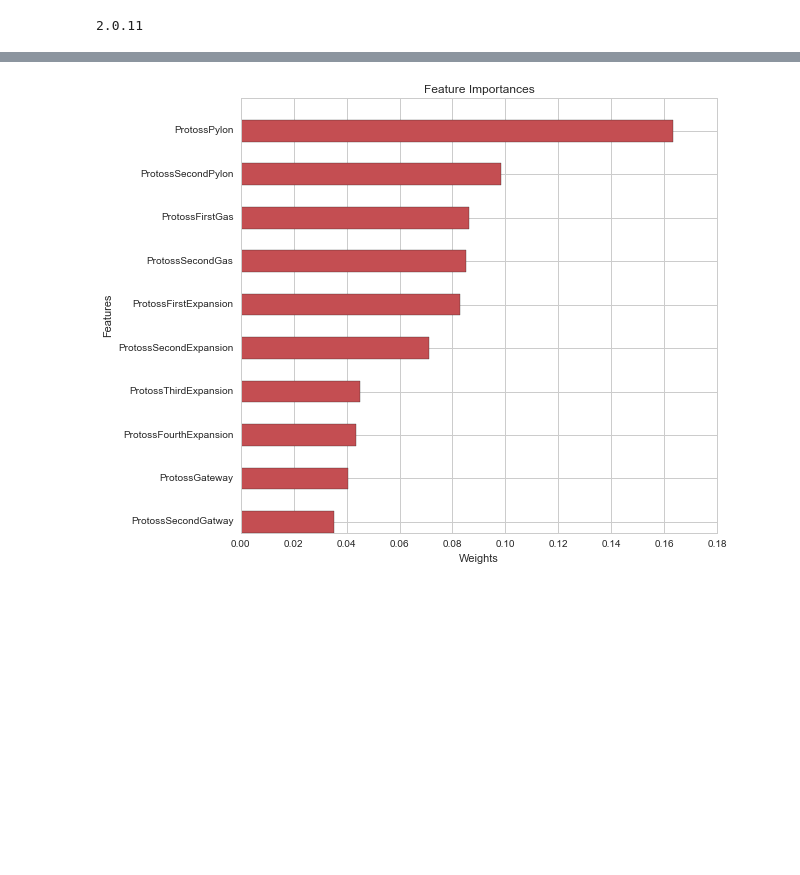
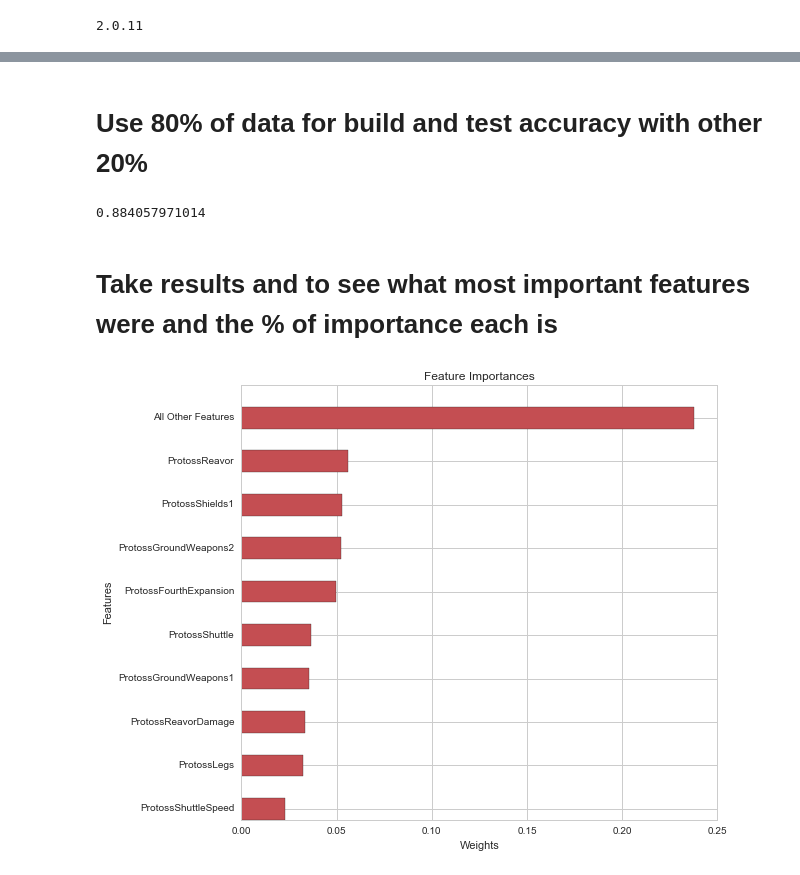
Before and after one commit to nblumenfeld/Data-Mining-Project, a Jupyter notebook: projectJupyter.ipynb, the cells around one changed output, grey strips where cells are left out. Cells and saved outputs as stored; diff of their text form; code cells hidden in the pictures; blank space fills up the shorter version.

```diff
--- a/projectJupyter.ipynb
+++ b/projectJupyter.ipynb
@@ -105,8 +117,18 @@ plt.show()
+# %% [markdown]
+# Use 80% of data for build and test accuracy with other 20%
+# %%
+#build data 80%
+build_data = dfDropped[:518]
+build_data_labels = build_data['midBuild']
+build_data = build_data.iloc[:,:-1]
 # %%
-#build data 80%
-build_data = dfDropped.sample(frac=.8)
-build_data_labels = build_data['midBuild']
-build_data = build_data.iloc[:,:-1]
+# #build data 80%
+# build_data = dfDropped.sample(frac=.8)
+# build_data_labels = build_data['midBuild']
+# build_data = build_data.iloc[:,:-1]
+'''
+The code above takes a random 80% for our test data, which makes it inconsistent for what features are being considered the most important
+'''
 #test data rest 20%
 test_data = dfDropped.loc[~dfDropped.index.isin(build_data.index)]
 test_data_labels = test_data['midBuild']
@@ -125,29 +147,43 @@ dataMatrix = dfDropped.as_matrix()
 
 #####################################
 #GradientBoostingClassifier
-model_best = GradientBoostingClassifier(n_estimators=50,max_depth=2)
+model_best = GradientBoostingClassifier(n_estimators=500,max_depth=2)
 model_best.fit(build_data,build_data_labels)
-yhat = model_best.predict(build_data)
+yhat = model_best.predict(test_data)
+print accuracy_score(test_data_labels, yhat)
 value = model_best.feature_importances_
+# %% [output]
+0.884057971014
+# %% [markdown]
+# Take results and to see what most important features were and the % of importance each is
+# %%
+ind=sorted(range(len(value)),reverse=False,key=lambda k: value[k])
+features=name[ind]
+featureNames = features[:9]
+featureNames = np.append(featureNames, 'All Other Features')
+# featureNames.append('All Others')
+value=sorted(value,reverse=False)
+# %%
+valueRest = value[:29]
+value = value[30:39]
+totalRest = 0.0
+for num in valueRest:
+    totalRest = totalRest + num
+value.append(totalRest)
+ind=np.array(range(10))
 # %%
-ind=sorted(range(len(value)),reverse=False,key=lambda k: value[k])
-features=name[ind]
-value=sorted(value,reverse=False)
-value = value[:10]
-ind=np.array(range(10))
-
 ################################
 #feature Importance
 plt.rcParams['figure.figsize'] = (9,7)
 plt.barh(bottom=ind,height=0.5,width=value,color='r')
-plt.yticks(ind+0.25,features)
+plt.yticks(ind+0.25,featureNames)
 plt.xlabel('Weights')
 plt.ylabel('Features')
 plt.title('Feature Importances')
 plt.tight_layout()
 plt.show()
 # %% [output]
-[figure, old version]
+[figure, new version]
 # %%
 ################################
 # Pie chart using plotly
```
Also changed, not shown: parts of 14 cells of this notebook.
